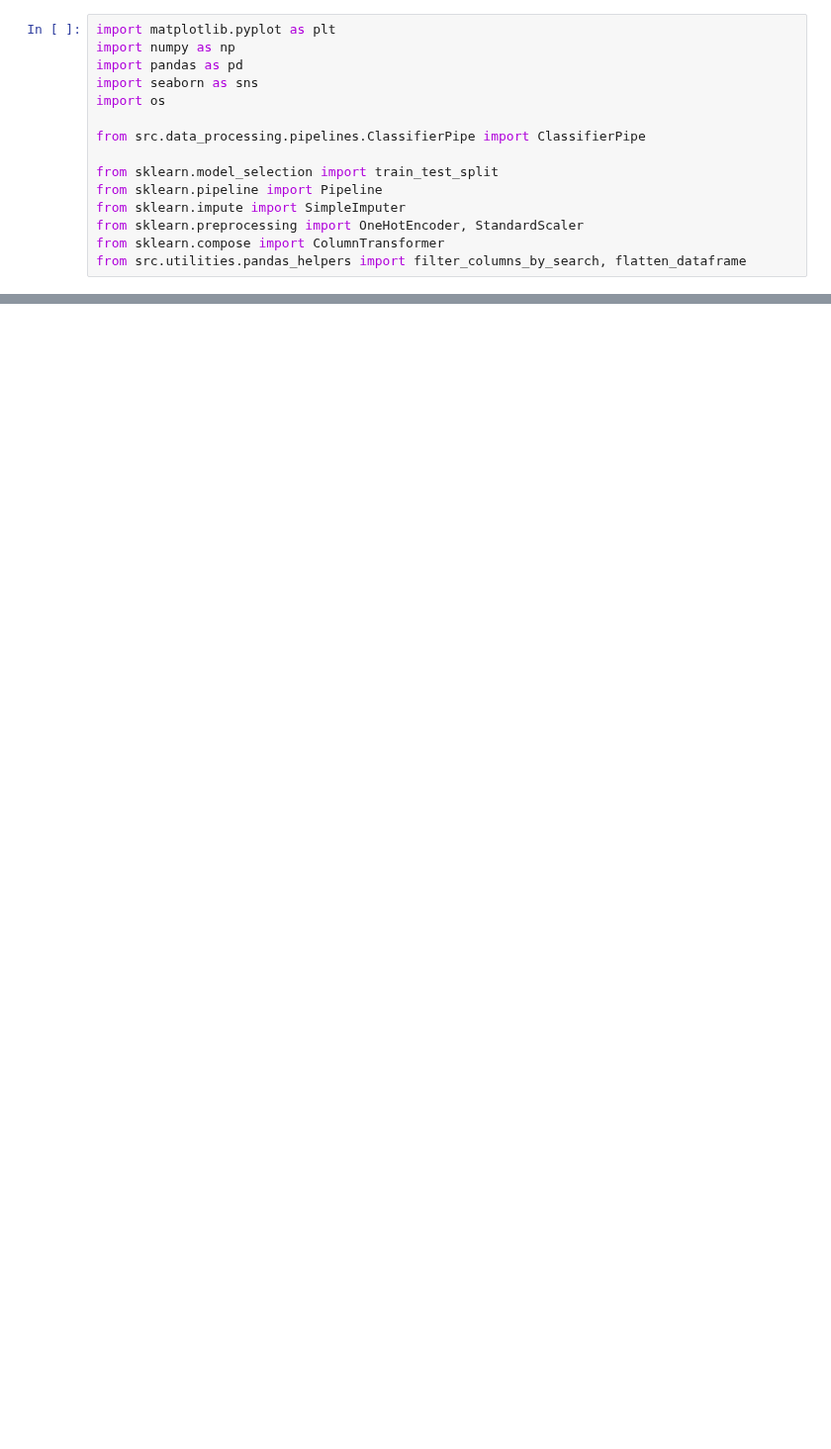
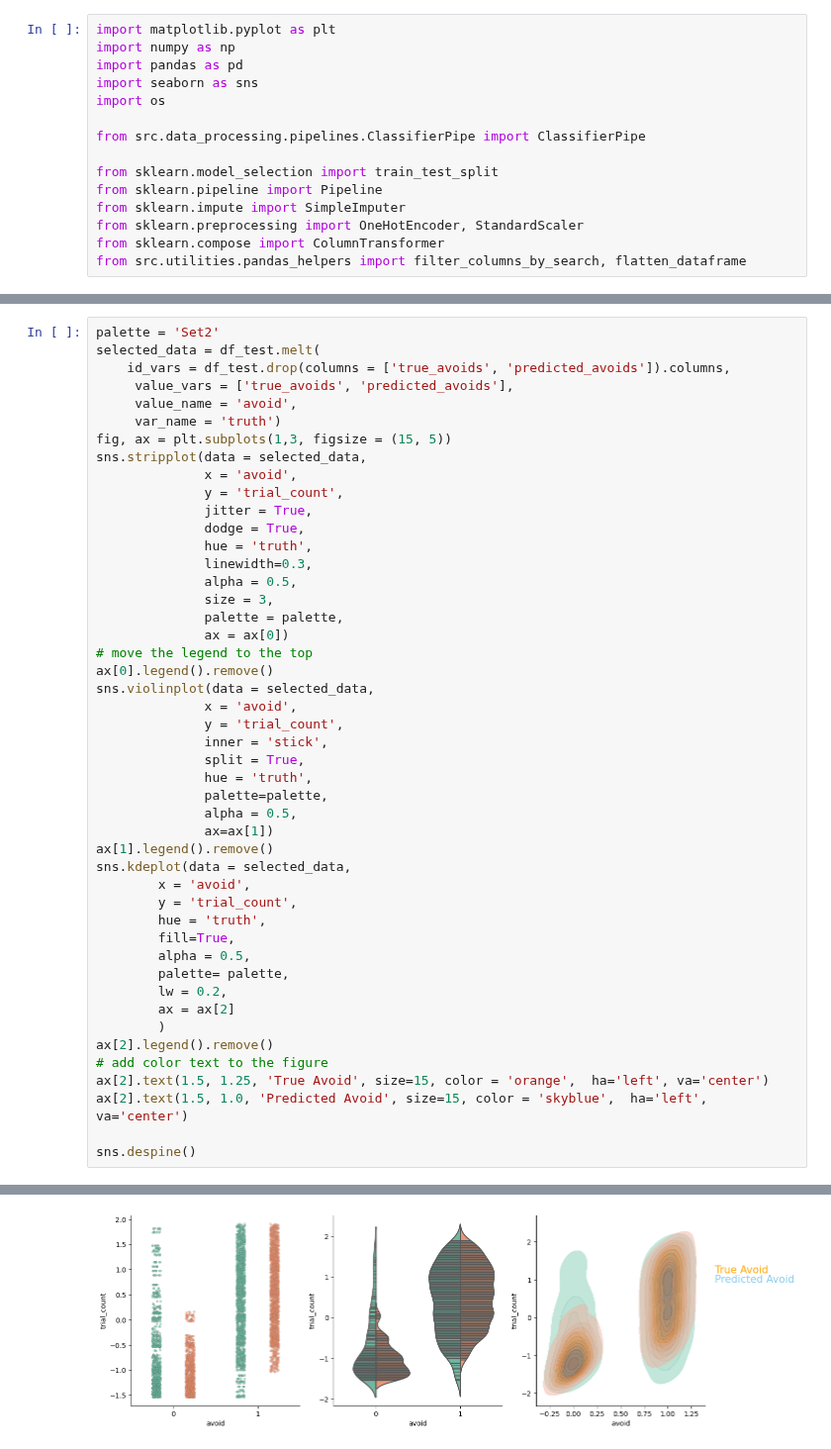
Before and after one commit to Mschaid/ENIGMA, a Jupyter notebook: notebooks/development/pipeline_building.ipynb, the cells around one changed output, grey strips where cells are left out. Shown at 99% size. Saved outputs shown, nothing was run; the diff lists cells and outputs as text; blank space fills up the shorter version.

```diff
--- a/notebooks/development/pipeline_building.ipynb
+++ b/notebooks/development/pipeline_building.ipynb
@@ -288,0 +150,48 @@ sns.stripplot(data = selected_data,
+# %%
+palette = 'Set2'
+selected_data = df_test.melt(
+    id_vars = df_test.drop(columns = ['true_avoids', 'predicted_avoids']).columns,
+     value_vars = ['true_avoids', 'predicted_avoids'],
+     value_name = 'avoid',
+     var_name = 'truth')
+fig, ax = plt.subplots(1,3, figsize = (15, 5))
+sns.stripplot(data = selected_data,
+              x = 'avoid',
+              y = 'trial_count',
+              jitter = True,
+              dodge = True,
+              hue = 'truth',
+              linewidth=0.3,
+              alpha = 0.5,
+              size = 3,
+              palette = palette,
+              ax = ax[0])
+# move the legend to the top
+ax[0].legend().remove()
+sns.violinplot(data = selected_data,
+              x = 'avoid',
+              y = 'trial_count',
+              inner = 'stick',
+              split = True,
+              hue = 'truth',
+              palette=palette,
+              alpha = 0.5,
+              ax=ax[1])
+ax[1].legend().remove()
+sns.kdeplot(data = selected_data,
+        x = 'avoid',
+        y = 'trial_count',
+        hue = 'truth',
+        fill=True,
+        alpha = 0.5,
+        palette= palette,
+        lw = 0.2,
+        ax = ax[2]
+        )
+ax[2].legend().remove()
+# add color text to the figure
+ax[2].text(1.5, 1.25, 'True Avoid', size=15, color = 'orange',  ha='left', va='center')
+ax[2].text(1.5, 1.0, 'Predicted Avoid', size=15, color = 'skyblue',  ha='left', va='center')
+
+sns.despine()
+# %% [output]
@@ -289 +199,2 @@ sns.stripplot(data = selected_data,
+[figure, added]
 # %%
```
Also changed, not shown: parts of 25 cells of this notebook, 2 other files.
